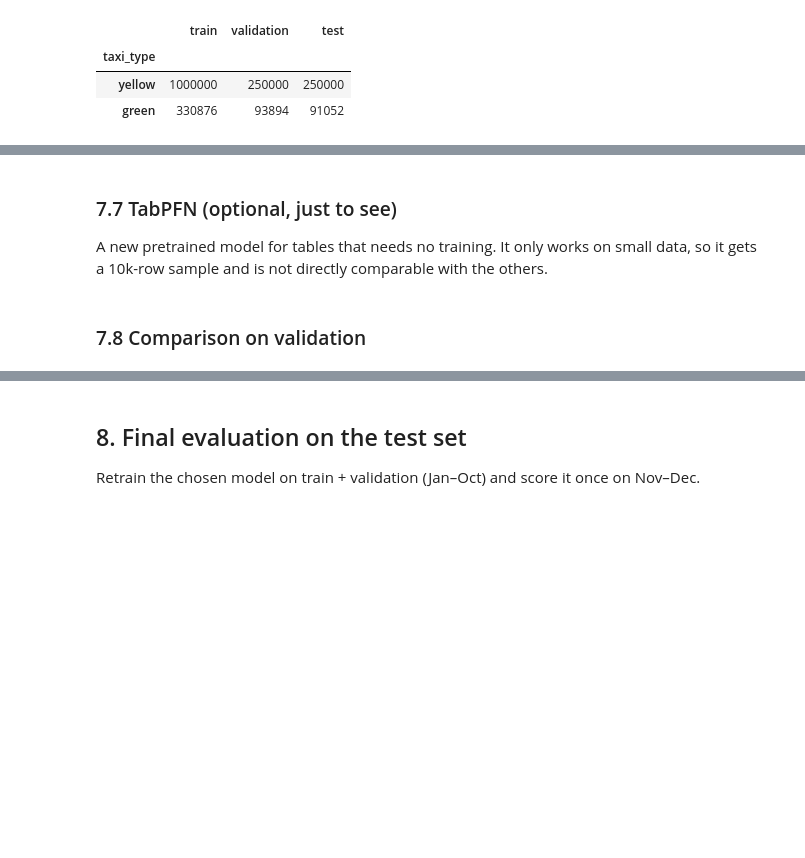
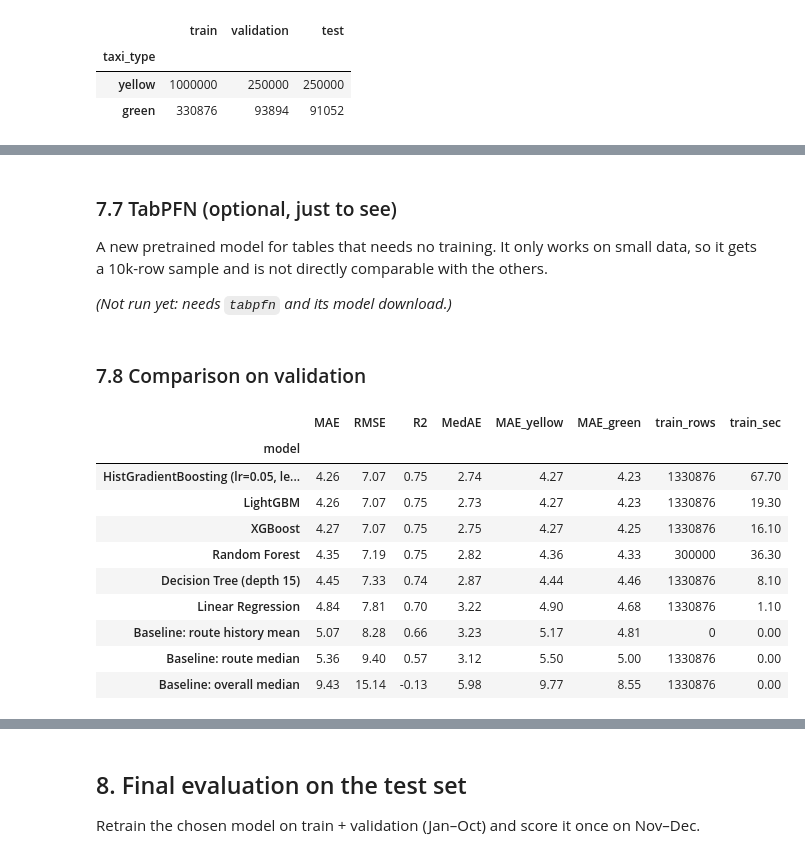
Before and after one commit to Shreyit/nyc-taxi-ml, a Jupyter notebook: notebooks/nyc_taxi_trip_duration.ipynb, the cells around one changed output, grey strips where cells are left out. Drawn from its saved outputs; the diff is of its cells as text; code cells hidden in the pictures; blank space fills up the shorter version.

```diff
--- a/notebooks/nyc_taxi_trip_duration.ipynb
+++ b/notebooks/nyc_taxi_trip_duration.ipynb
@@ -1229,10 +1507,24 @@ Same features, same samples, a few settings each.
 
 A new pretrained model for tables that needs no training. It only works on small data, so it gets a
 10k-row sample and is not directly comparable with the others.
+
+*(Not run yet: needs `tabpfn` and its model download.)*
 # %%
 # TODO: TabPFNRegressor on a 10k train sample -> evaluate on the validation sample
 # %% [markdown]
 ### 7.8 Comparison on validation
 # %%
-# TODO: one table with all models (rows) x MAE, RMSE, R2, median AE, training rows, training time (s)
-# sorted by MAE + bar chart of MAE
+comparison = pd.DataFrame(results).set_index("model").sort_values("MAE")
+comparison
+# %% [output]
+|  | MAE | RMSE | R2 | MedAE | MAE_yellow | MAE_green | train_rows | train_sec |
+| model |  |  |  |  |  |  |  |  |
+| HistGradientBoosting (lr=0.05, le... | 4.26 | 7.07 | 0.75 | 2.74 | 4.27 | 4.23 | 1330876 | 67.70 |
+| LightGBM | 4.26 | 7.07 | 0.75 | 2.73 | 4.27 | 4.23 | 1330876 | 19.30 |
+| XGBoost | 4.27 | 7.07 | 0.75 | 2.75 | 4.27 | 4.25 | 1330876 | 16.10 |
+| Random Forest | 4.35 | 7.19 | 0.75 | 2.82 | 4.36 | 4.33 | 300000 | 36.30 |
+| Decision Tree (depth 15) | 4.45 | 7.33 | 0.74 | 2.87 | 4.44 | 4.46 | 1330876 | 8.10 |
+| Linear Regression | 4.84 | 7.81 | 0.70 | 3.22 | 4.90 | 4.68 | 1330876 | 1.10 |
+| Baseline: route history mean | 5.07 | 8.28 | 0.66 | 3.23 | 5.17 | 4.81 | 0 | 0.00 |
+| Baseline: route median | 5.36 | 9.40 | 0.57 | 3.12 | 5.50 | 5.00 | 1330876 | 0.00 |
+| Baseline: overall median | 9.43 | 15.14 | -0.13 | 5.98 | 9.77 | 8.55 | 1330876 | 0.00 |
```
Also changed, not shown: parts of 32 cells of this notebook, 1 other file.
